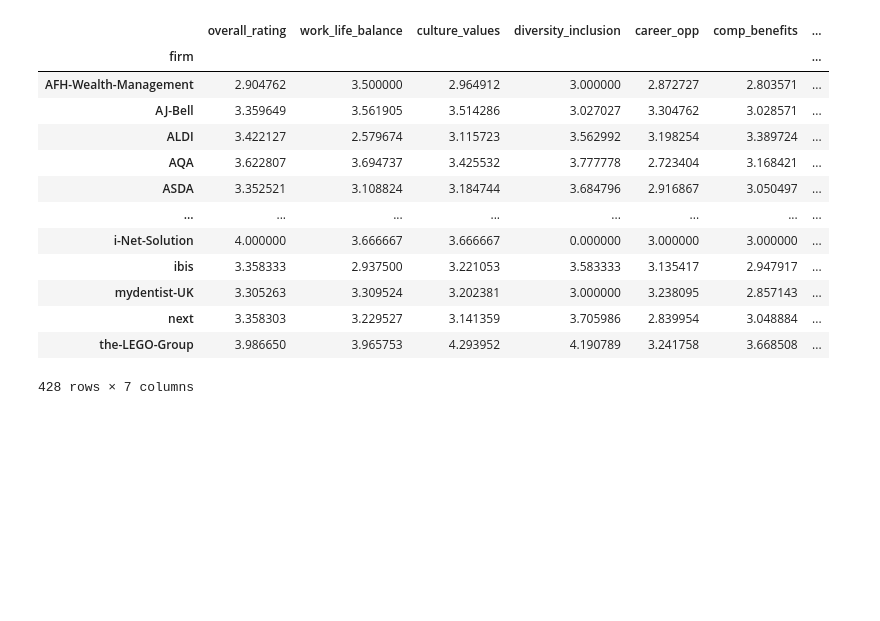
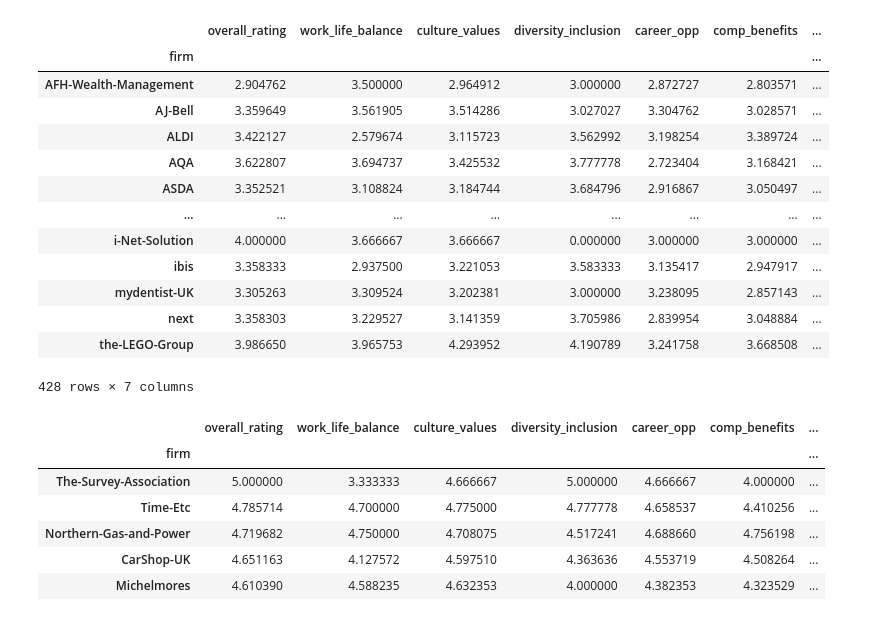
Before and after one commit to NidhiMehrotra22/Project_1_TEAM4, a Jupyter notebook: Project-1_The Greatest Job Satisfaction Soiree-checkpoint.ipynb, the cells around one changed output. Saved outputs shown, nothing was run; the diff lists cells and outputs as text; code cells hidden in the pictures; blank space fills up the shorter version.

```diff
--- a/Project-1_The Greatest Job Satisfaction Soiree-checkpoint.ipynb
+++ b/Project-1_The Greatest Job Satisfaction Soiree-checkpoint.ipynb
@@ -161,3 +165,15 @@ wlb_fill_na_df
 | next | 3.358303 | 3.229527 | 3.141359 | 3.705986 | 2.839954 | 3.048884 | ... |
 | the-LEGO-Group | 3.986650 | 3.965753 | 4.293952 | 4.190789 | 3.241758 | 3.668508 | ... |
 428 rows × 7 columns
+# %%
+# VG - Top rated firm (overall rating)
+top_firms = wlb_fill_na_df.sort_values("overall_rating", ascending = False)
+top_firms.head()
+# %% [output]
+|  | overall_rating | work_life_balance | culture_values | diversity_inclusion | career_opp | comp_benefits | ... |
+| firm |  |  |  |  |  |  | ... |
+| The-Survey-Association | 5.000000 | 3.333333 | 4.666667 | 5.000000 | 4.666667 | 4.000000 | ... |
+| Time-Etc | 4.785714 | 4.700000 | 4.775000 | 4.777778 | 4.658537 | 4.410256 | ... |
+| Northern-Gas-and-Power | 4.719682 | 4.750000 | 4.708075 | 4.517241 | 4.688660 | 4.756198 | ... |
+| CarShop-UK | 4.651163 | 4.127572 | 4.597510 | 4.363636 | 4.553719 | 4.508264 | ... |
+| Michelmores | 4.610390 | 4.588235 | 4.632353 | 4.000000 | 4.382353 | 4.323529 | ... |
```
Also changed, not shown: parts of 8 cells of this notebook.
